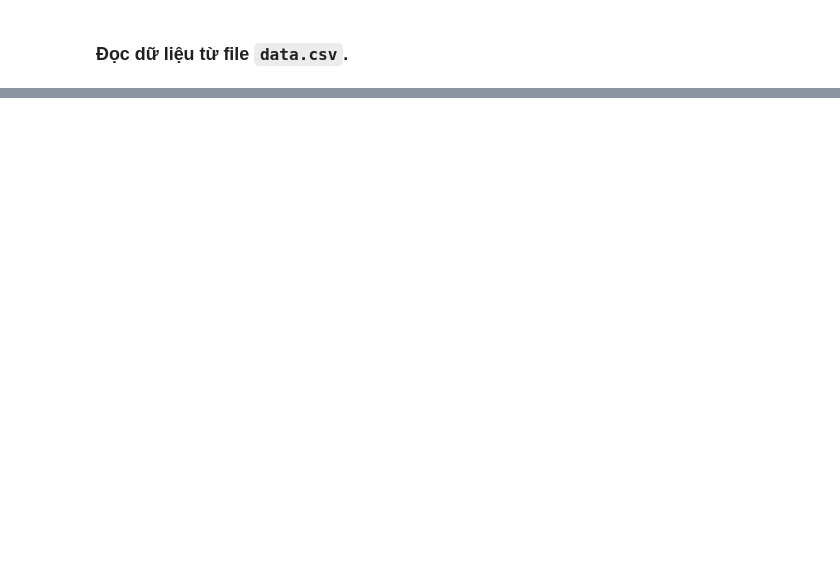
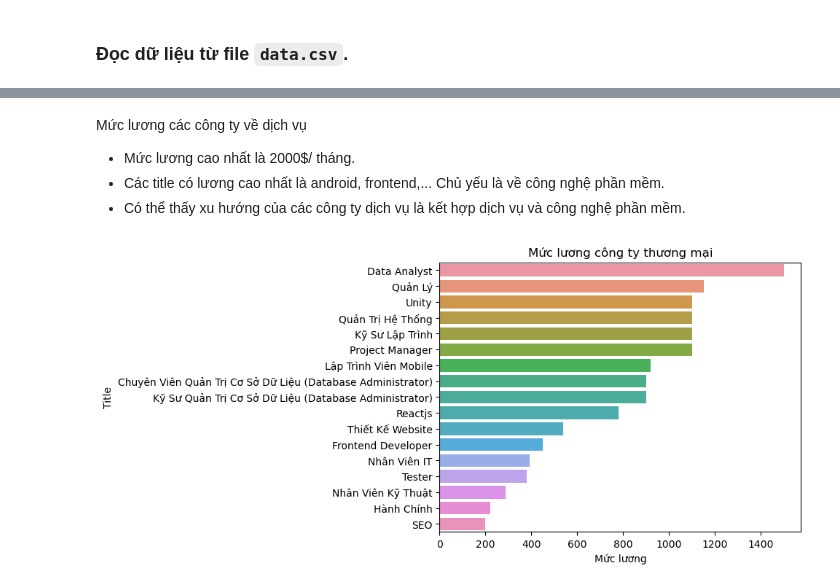
Before and after one commit to yakhimm/LyThuyet_LT4KHDL, a Jupyter notebook: cauhoi.ipynb, the cells around one changed output, grey strips where cells are left out. Cells and saved outputs as stored; diff of their text form; code cells hidden in the pictures; blank space fills up the shorter version.

```diff
--- a/cauhoi.ipynb
+++ b/cauhoi.ipynb
@@ -131,0 +98,12 @@ Kết luận:
+# %% [markdown]
+Mức lương các công ty về dịch vụ
++ Mức lương cao nhất là 2000$/ tháng.
++ Các title có lương cao nhất là android, frontend,... Chủ yếu là về công nghệ phần mềm.
++ Có thể thấy xu hướng của các công ty dịch vụ là kết hợp dịch vụ và công nghệ phần mềm.
+# %%
+ThuongMai_Company = temp_df[temp_df["ThuongMai"] == 1][temp_df["DichVu"] == 0][temp_df["CongNghe"] == 0]
+draw_plot(ThuongMai_Company)
+plt.title('Mức lương công ty thương mại')
+plt.show()
+# %% [output]
+[figure, added]
```
Also changed, not shown: parts of 31 cells of this notebook.
